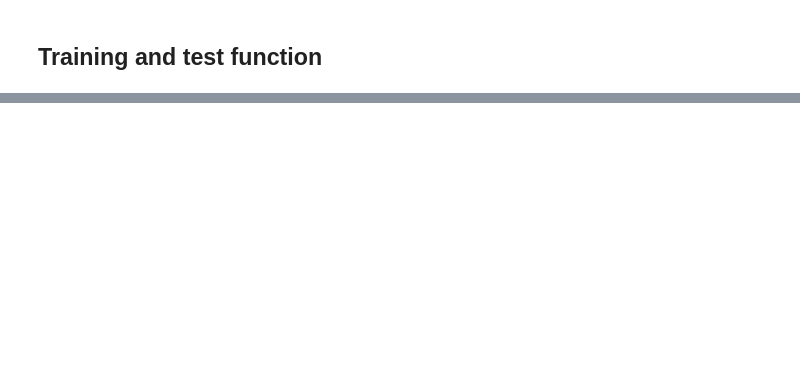
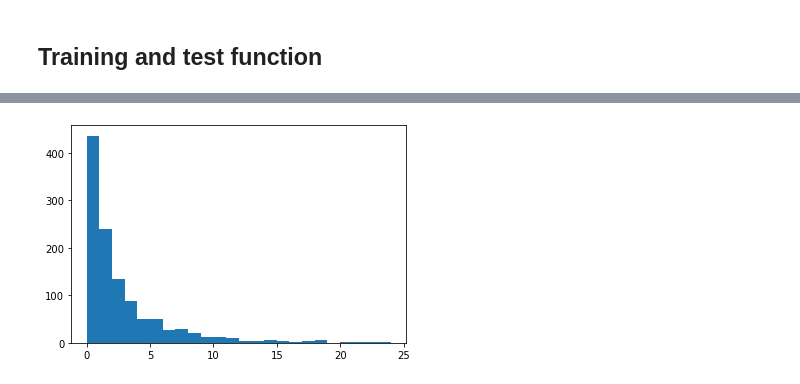
Before and after one commit to morganjng/nba-classifier, a Jupyter notebook: COMP562.ipynb, the cells around one changed output, grey strips where cells are left out. Cells and saved outputs as stored; diff of their text form; code cells hidden in the pictures; blank space fills up the shorter version.

```diff
--- a/COMP562.ipynb
+++ b/COMP562.ipynb
@@ -272 +297,5 @@ plt.plot(xs,[y.item() for y in ys])
+# %%
+test(linnet, test_x, test_y)
+# %% [output]
+[figure, added]
 # %%
```
Also changed, not shown: parts of 12 cells of this notebook, 3 other files.
